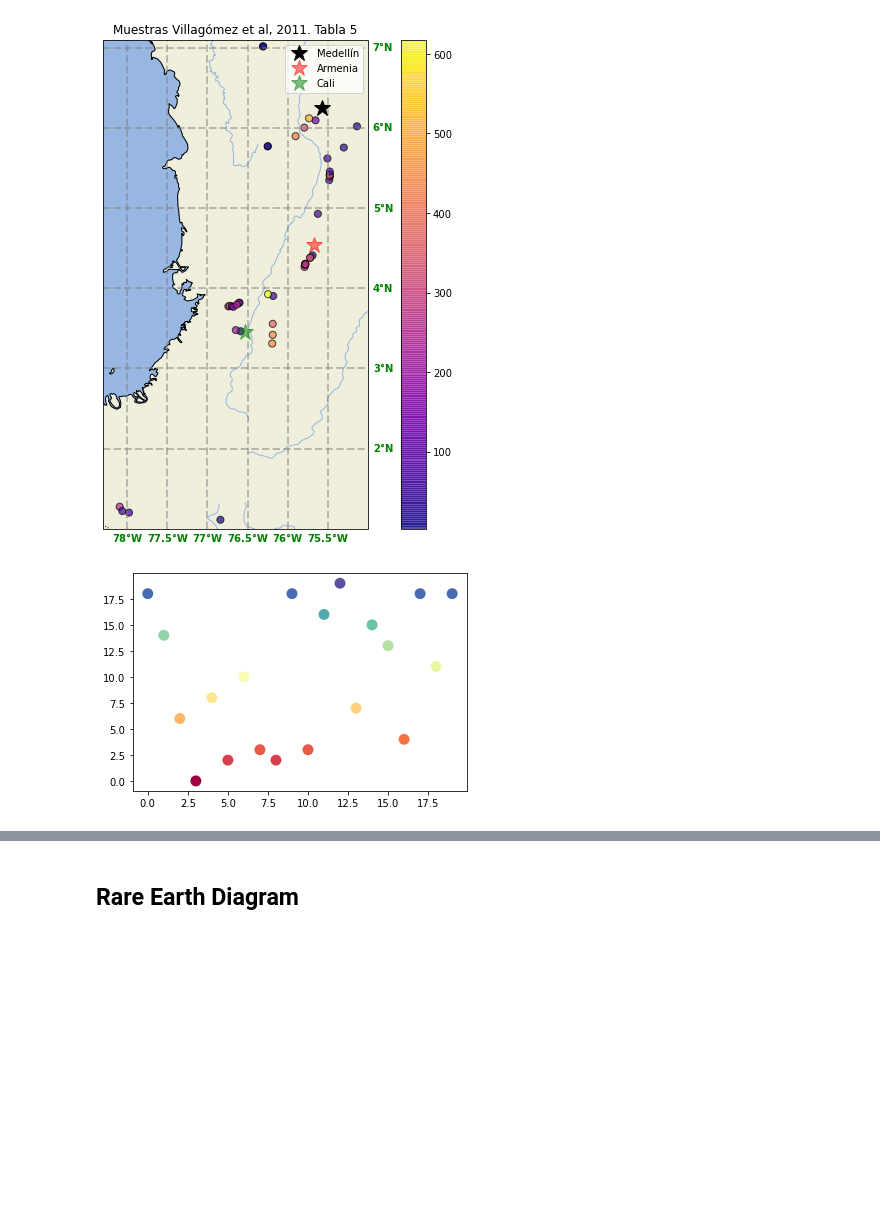
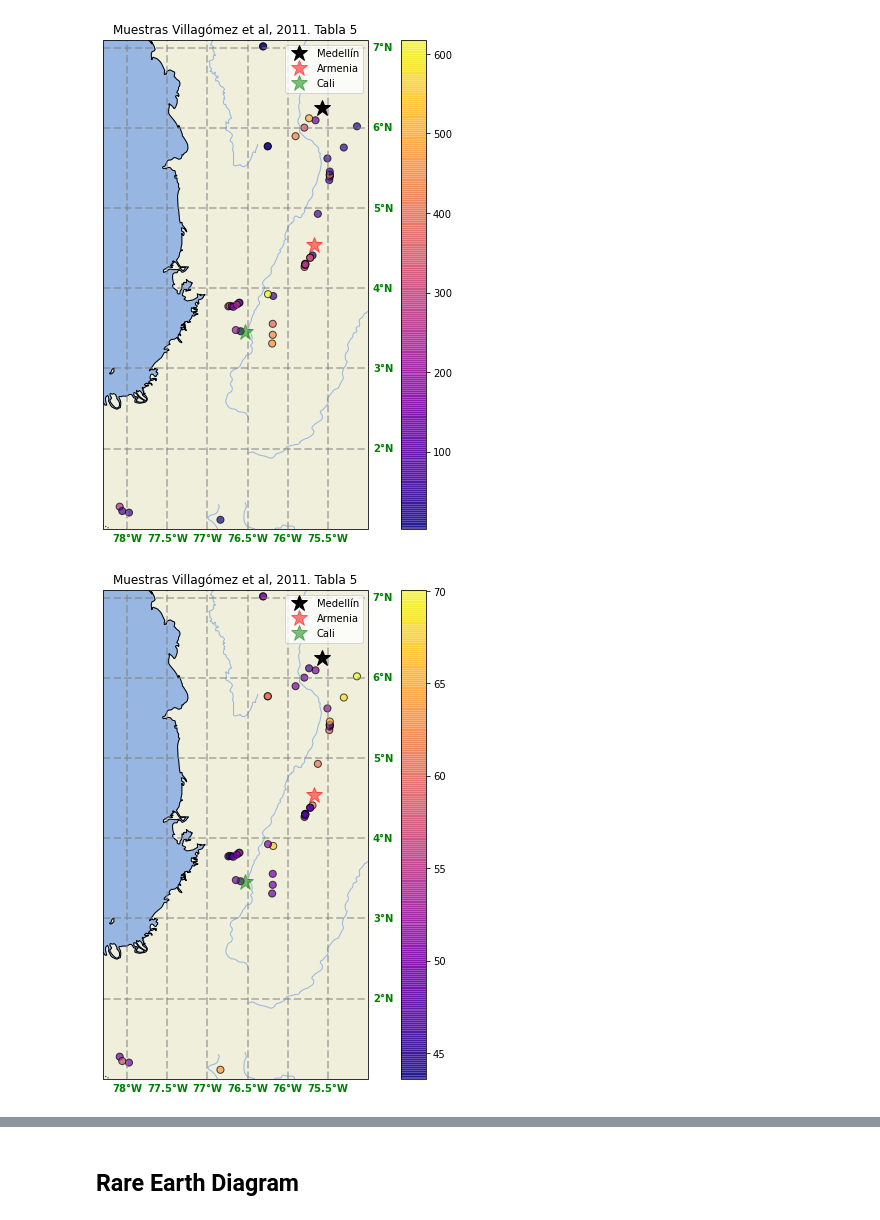
Before and after one commit to ieferreira/geological-menagerie, a Jupyter notebook: CordillerasDiagrams/cordillerasVisualization.ipynb, the cells around one changed output, grey strips where cells are left out. Cells and saved outputs as stored; diff of their text form; code cells hidden in the pictures; blank space fills up the shorter version.

Commit message:
added interactive visualization to Villagomez, 2011

```diff
--- a/CordillerasDiagrams/cordillerasVisualization.ipynb
+++ b/CordillerasDiagrams/cordillerasVisualization.ipynb
@@ -146,20 +144,7 @@ The .xlabels_top attribute is deprecated. Please use .top_labels to toggle visib
 
 The .ylabels_left attribute is deprecated. Please use .left_labels to toggle visibility instead.
 [figure]
-# %%
-from matplotlib import cm
-import matplotlib.pyplot as plt
-import numpy as np
-import pandas as pd
-
-df = pd.DataFrame(np.random.randint(20, size=20))
-cmap = cm.get_cmap('Spectral') # Colour map (there are many others)
-
-fig, ax = plt.subplots(1)
-# Now here's the plot. range(len(df)) just makes the x values 1, 2, 3...
-# df[0] is then the y values. c sets the colours (same as y values in this
-# case). s is the marker size.
-ax.scatter(range(len(df)), df[0], c=df[0], s=120, cmap=cmap, edgecolor='None')
-plt.show()
-# %% [output]
-[figure, removed]
+# %%
+plot_map(data, "SiO 2")
+# %% [output]
+[figure, added]
```
Also changed, not shown: parts of 3 cells of this notebook.
